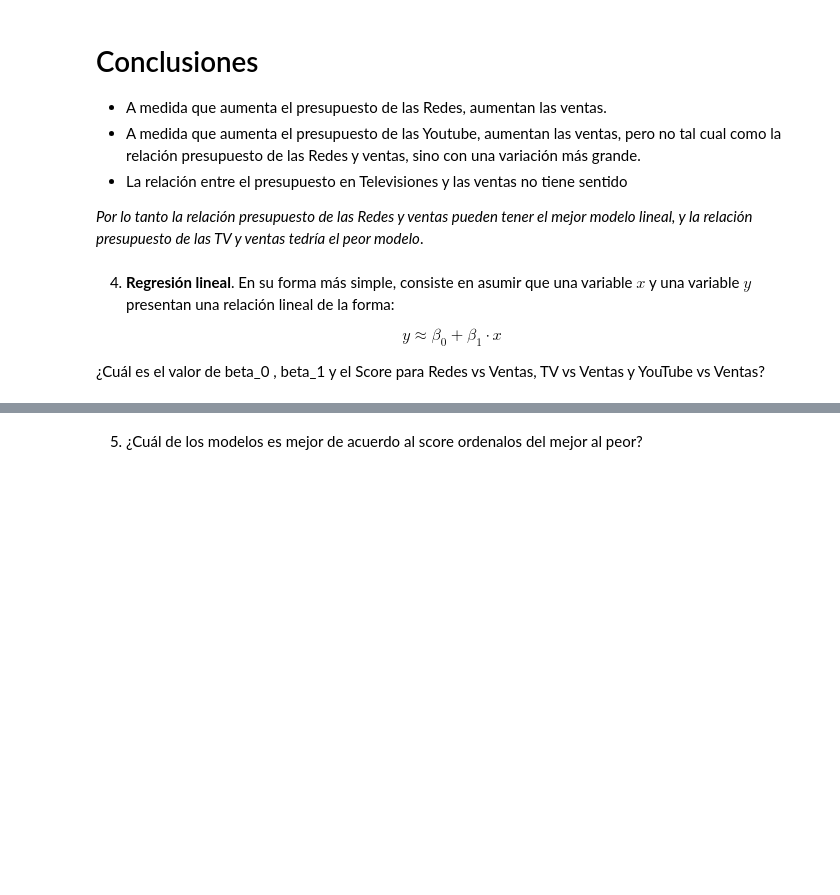
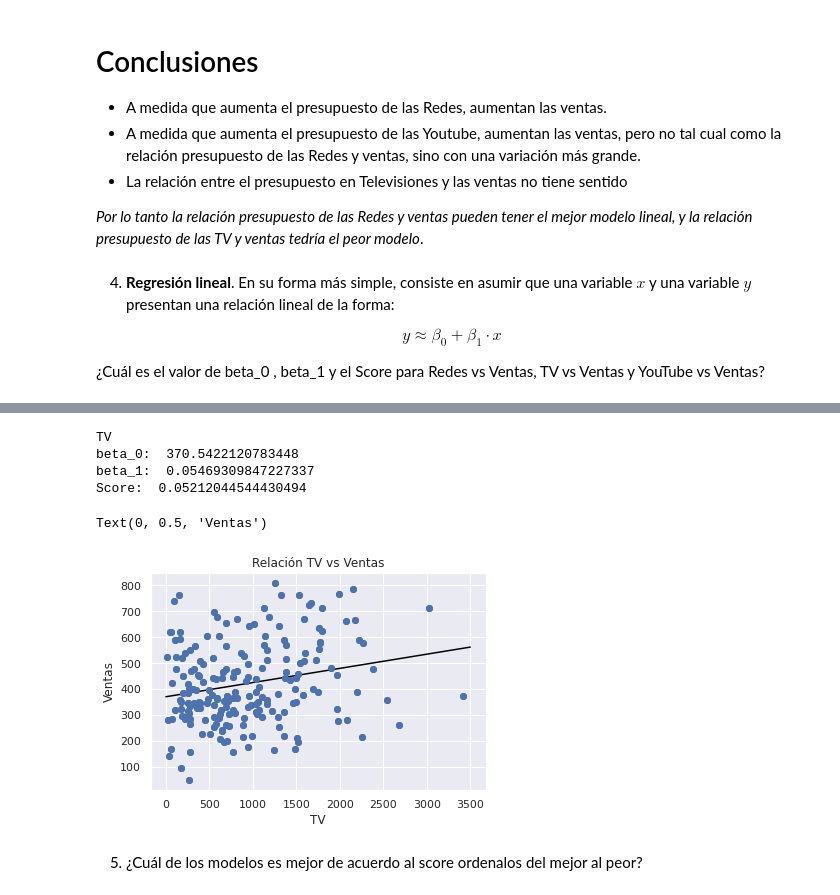
Before and after one commit to JoseA725/literate-enigma, a Jupyter notebook: 6.2 - Actividad Regresion Linea.ipynb, the cells around one changed output, grey strips where cells are left out. Saved outputs shown, nothing was run; the diff lists cells and outputs as text; code cells hidden in the pictures; blank space fills up the shorter version.

```diff
--- a/6.2 - Actividad Regresion Linea.ipynb
+++ b/6.2 - Actividad Regresion Linea.ipynb
@@ -202,3 +223,31 @@ Score:  0.05212044544430494
+# %%
+#TV
+lm3 = LinearRegression()
+x = negocio['TV']
+y = negocio['sales']
+lm3.fit(x[:, np.newaxis], y)
+lm3.fit(negocio[['TV']], negocio['sales'])
+print('TV')
+print('beta_0: ', lm3.intercept_)
+print('beta_1: ', lm3.coef_[0])
+print('Score: ', lm3.score(negocio[['TV']], negocio['sales']))
+
+xfit = np.linspace(0, 3500, 10000)
+yfit = lm3.predict(xfit[:, np.newaxis])
+plt.scatter(x, y)
+plt.plot(xfit, yfit, color="black");
+plt.plot(x,y, 'o')
+
+plt.title('Relación TV vs Ventas')
+plt.xlabel('TV')
+plt.ylabel('Ventas')
+# %% [output]
+TV
+beta_0:  370.5422120783448
+beta_1:  0.05469309847227337
+Score:  0.05212044544430494
+Text(0, 0.5, 'Ventas')
+[figure, added]
 # %% [markdown]
 5. ¿Cuál de los modelos es mejor de acuerdo al score ordenalos del mejor al peor?
 # %% [markdown]
```
Also changed, not shown: parts of 7 cells of this notebook.
